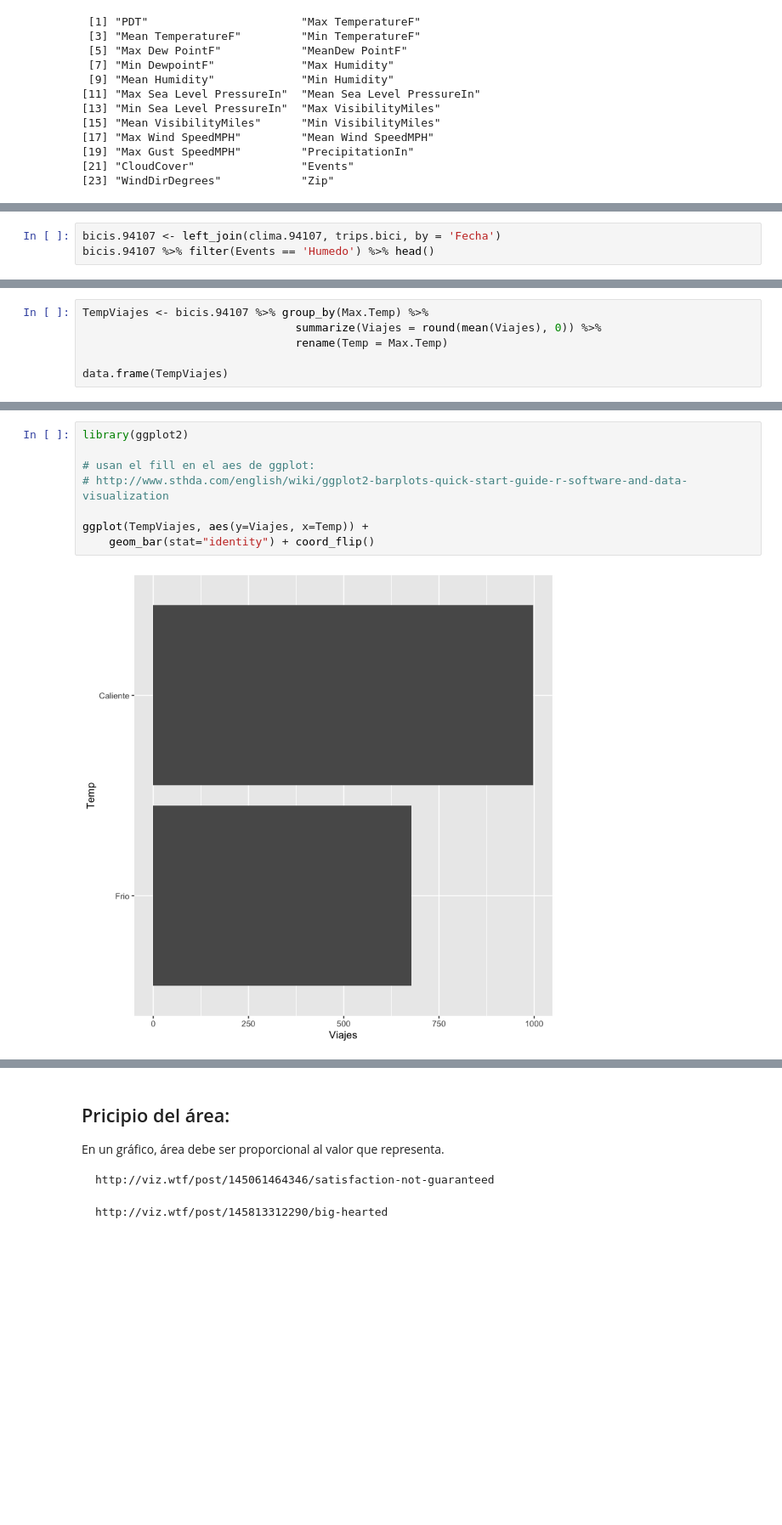
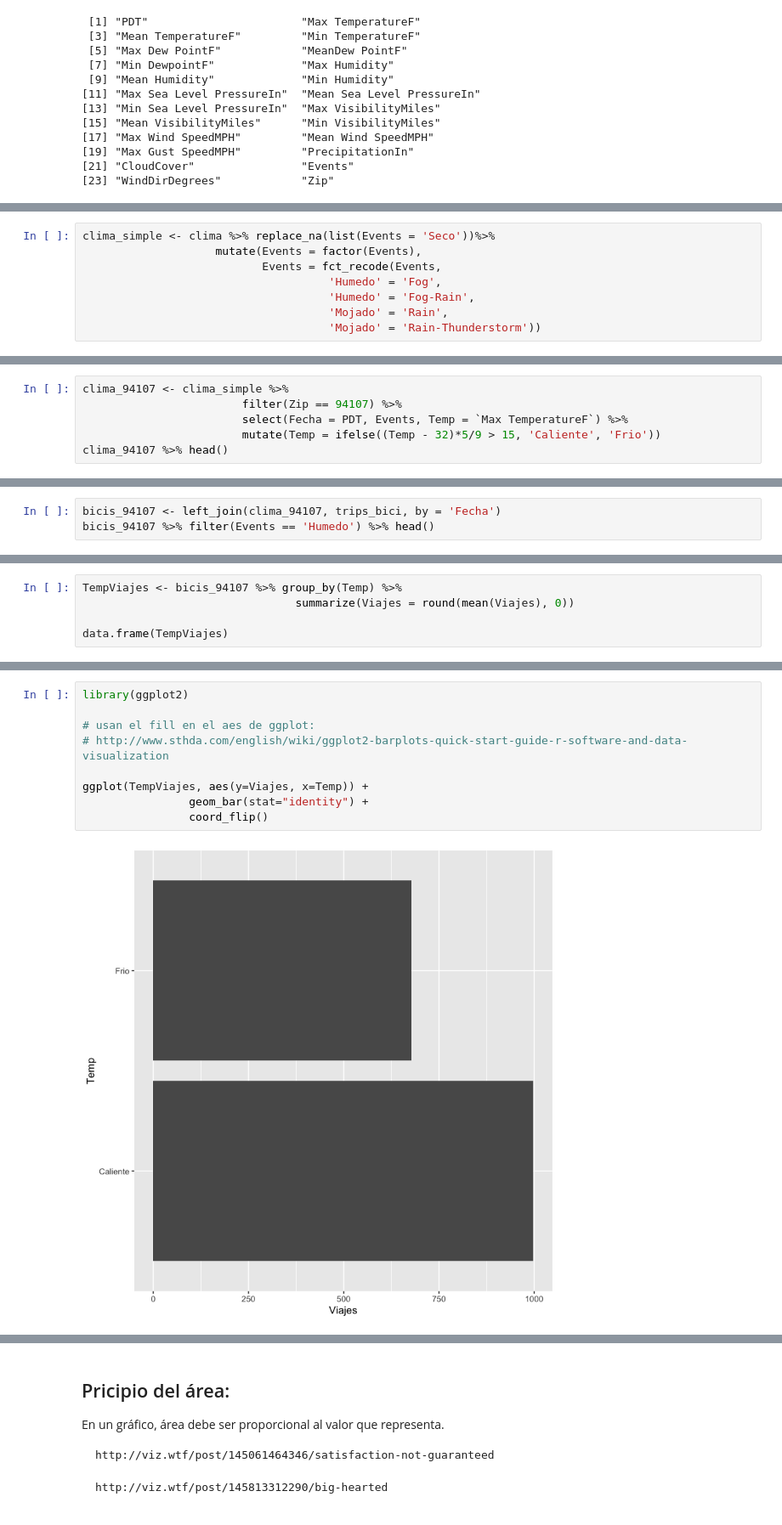
Before and after one commit to notblank/Curso-Stat-Public, a Jupyter notebook: Cursos/Curso_07_Data_Viz_1.ipynb, the cells around one changed output, grey strips where cells are left out. Shown at 85% size. Saved outputs shown, nothing was run; the diff lists cells and outputs as text; blank space fills up the shorter version.

```diff
--- a/Cursos/Curso_07_Data_Viz_1.ipynb
+++ b/Cursos/Curso_07_Data_Viz_1.ipynb
@@ -108 +114,9 @@ levels(fact)
+# %%
+clima_simple <- clima %>% replace_na(list(Events = 'Seco'))%>%
+                    mutate(Events = factor(Events),
+                           Events = fct_recode(Events,
+                                     'Humedo' = 'Fog',
+                                     'Humedo' = 'Fog-Rain',
+                                     'Mojado' = 'Rain',
+                                     'Mojado' = 'Rain-Thunderstorm'))
 # %%
@@ -129,0 +133,6 @@ clima.94107 <-  clima.94107 %>%
+# %%
+clima_94107 <- clima_simple %>%
+                        filter(Zip == 94107) %>%
+                        select(Fecha = PDT, Events, Temp = `Max TemperatureF`) %>%
+                        mutate(Temp = ifelse((Temp - 32)*5/9 > 15, 'Caliente', 'Frio'))
+clima_94107 %>% head()
@@ -130,5 +149,5 @@ clima.94107 <-  clima.94107 %>%
 # %%
-bicis.94107 <- left_join(clima.94107, trips.bici, by = 'Fecha')
-bicis.94107 %>% filter(Events == 'Humedo') %>% head()
+bicis_94107 <- left_join(clima_94107, trips_bici, by = 'Fecha')
+bicis_94107 %>% filter(Events == 'Humedo') %>% head()
 # %% [output]
 A tibble: 6 × 4
@@ -143,7 +162,6 @@ A tibble: 6 × 4
 # %%
-TempViajes <- bicis.94107 %>% group_by(Max.Temp) %>%
-                                summarize(Viajes = round(mean(Viajes), 0)) %>%
-                                rename(Temp = Max.Temp)
+TempViajes <- bicis_94107 %>% group_by(Temp) %>%
+                                summarize(Viajes = round(mean(Viajes), 0))
 
 data.frame(TempViajes)
 # %% [output]
@@ -155,11 +173,12 @@ A data.frame: 2 × 2
 # %%
 library(ggplot2)
 
 # usan el fill en el aes de ggplot:
 # http://www.sthda.com/english/wiki/ggplot2-barplots-quick-start-guide-r-software-and-data-visualization
 
 ggplot(TempViajes, aes(y=Viajes, x=Temp)) +
-    geom_bar(stat="identity") + coord_flip()
+                geom_bar(stat="identity") +
+                coord_flip()
 # %% [output]
-[figure, old version]
+[figure, new version]
 # %%
```
Also changed, not shown: parts of 12 cells of this notebook, 2 other files.
